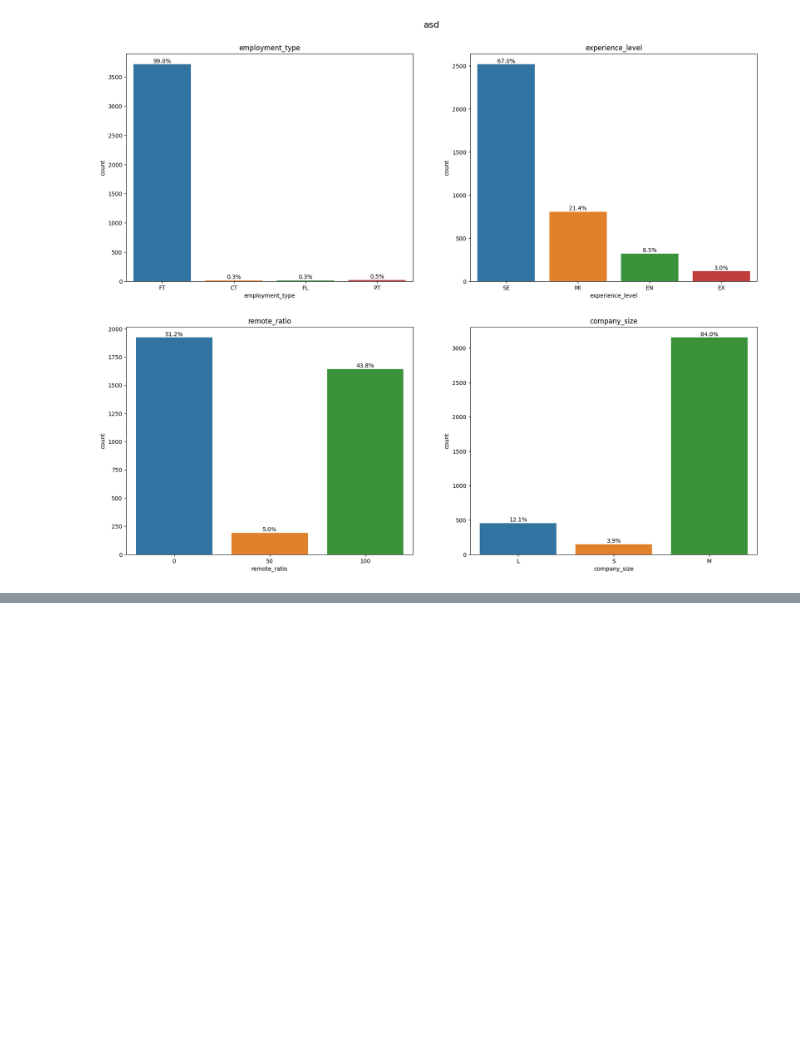
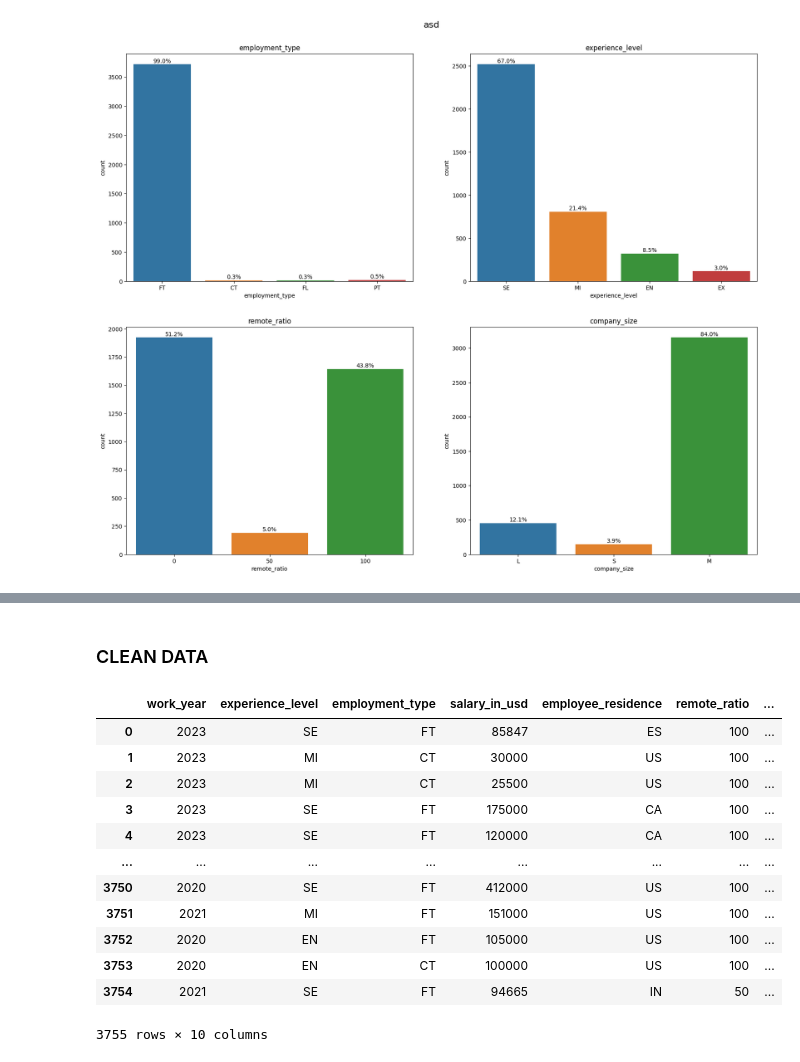
Before and after one commit to fnkhairudin/Data-Science-Salaries-Prediction, a Jupyter notebook: notebooks/1.0-data-preparation.ipynb, the cells around one changed output, grey strips where cells are left out. Cells and saved outputs as stored; diff of their text form; code cells hidden in the pictures; blank space fills up the shorter version.

Commit message:
add cleaning

```diff
--- a/notebooks/1.0-data-preparation.ipynb
+++ b/notebooks/1.0-data-preparation.ipynb
@@ -203,0 +230,3 @@ countplots_custom(data, ['employment_type', 'experience_level', 'remote_ratio',
+# %%
+data['job_position'] = data['job_title'].str.upper().apply(lambda x: convPost(x))
+data['job_position'].value_counts()
@@ -203,0 +243,27 @@ countplots_custom(data, ['employment_type', 'experience_level', 'remote_ratio',
+# %%
+# scope
+
+scope = ['DATA SCIEN', 'DATA ANALY', 'DATA ENGIN']
+
+def convScp(x):
+    if 'DATA SCIEN' in x:
+        return 'DATA SCIENTIST'
+    elif 'DATA ANALY' in x:
+        return 'DATA ANALYST'
+    elif any([t in x for t in ['DATA ENGINEER','ETL','DATABASE']]) or ('DATA' in x and 'ENGINEER' in x):
+        return 'DATA ENGINEER'
+    elif any([t in x for t in ['ML','MACHINE LEARNING','AI','ARTIFICIAL INTELLIGENCE','COMPUTER VISION','NLP', 'DEEP LEARNING']]):
+        return 'ML/AI ENGINEER'
+    elif any([t in x for t in ['BI', 'BUSINESS INTELLIGENCE']]):
+        return 'BUSINESS INTELLIGENCE'
+    elif 'ANALYTICS ENGINEER' in x:
+        return 'ANALYTICS ENGINEER'
+    elif 'DATA ARCHITECT' in x:
+        return 'DATA ARCHITECT'
+    elif any([t in x for t in ['RESEARCH','APPLIED']]):
+        return 'RESEARCH/APPLIED SCIENTIST'
+    else:
+        return 'OTHERS'
+# %%
+data['job_scope'] = data['job_title'].str.upper().apply(lambda x: convScp(x))
+data['job_scope'].value_counts()
@@ -203,0 +299,19 @@ countplots_custom(data, ['employment_type', 'experience_level', 'remote_ratio',
+# %% [markdown]
+### CLEAN DATA
+# %%
+dataClean = data.copy().drop(columns=['job_title','salary','salary_currency'])
+dataClean
+# %% [output]
+|  | work_year | experience_level | employment_type | salary_in_usd | employee_residence | remote_ratio | ... |
+| 0 | 2023 | SE | FT | 85847 | ES | 100 | ... |
+| 1 | 2023 | MI | CT | 30000 | US | 100 | ... |
+| 2 | 2023 | MI | CT | 25500 | US | 100 | ... |
+| 3 | 2023 | SE | FT | 175000 | CA | 100 | ... |
+| 4 | 2023 | SE | FT | 120000 | CA | 100 | ... |
+| ... | ... | ... | ... | ... | ... | ... | ... |
+| 3750 | 2020 | SE | FT | 412000 | US | 100 | ... |
+| 3751 | 2021 | MI | FT | 151000 | US | 100 | ... |
+| 3752 | 2020 | EN | FT | 105000 | US | 100 | ... |
+| 3753 | 2020 | EN | CT | 100000 | US | 100 | ... |
+| 3754 | 2021 | SE | FT | 94665 | IN | 50 | ... |
+3755 rows × 10 columns
```
Also changed, not shown: parts of 10 cells of this notebook.
